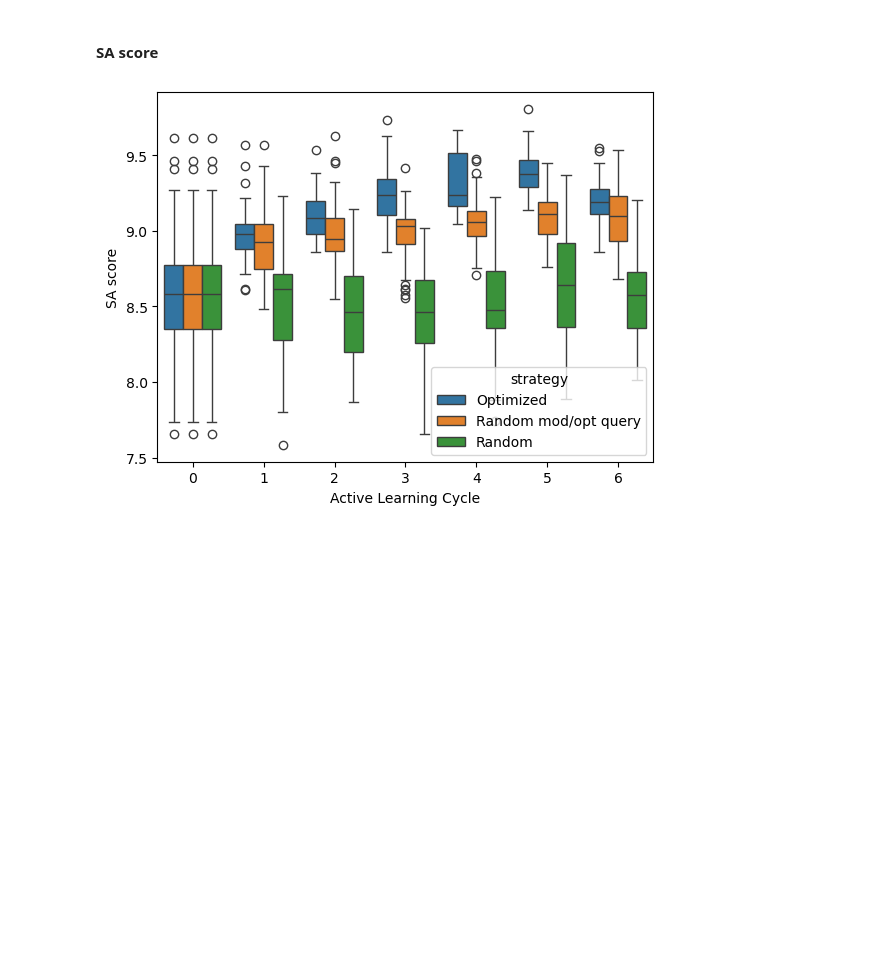
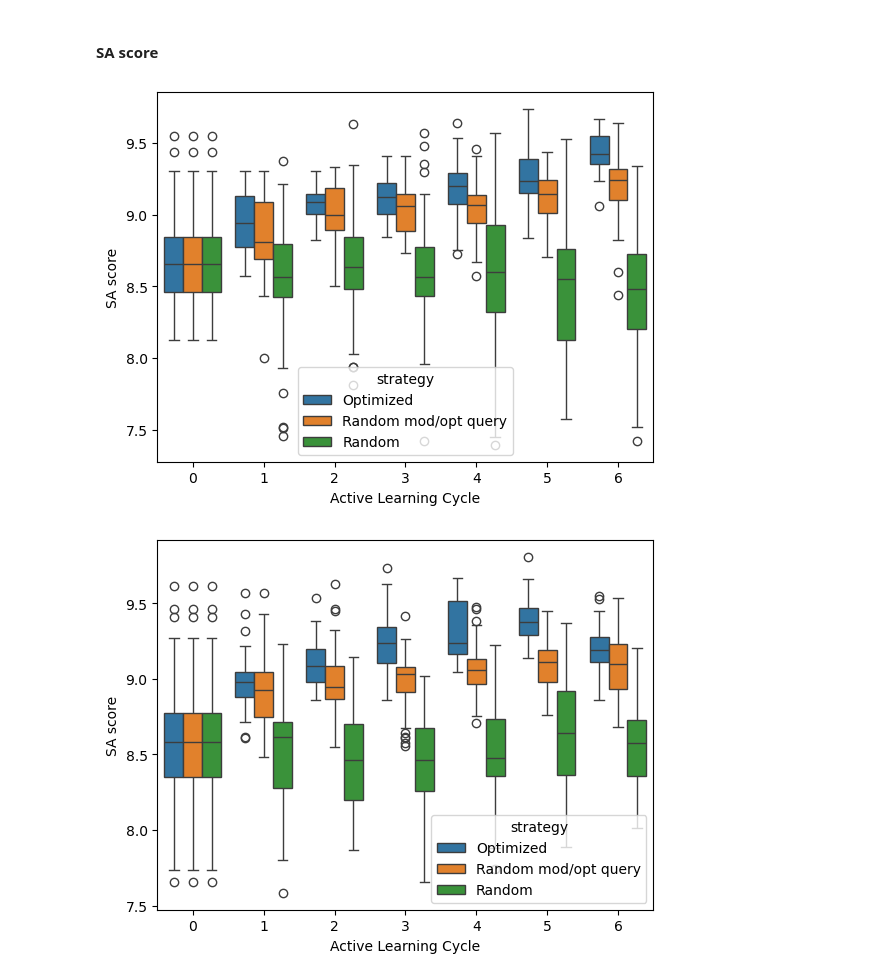
Before and after one commit to volkamerlab/KinaseActiveLearning, a Jupyter notebook: notebooks/active_regression.ipynb, the cells around one changed output. Saved outputs shown, nothing was run; the diff lists cells and outputs as text; code cells hidden in the pictures; blank space fills up the shorter version.

```diff
--- a/notebooks/active_regression.ipynb
+++ b/notebooks/active_regression.ipynb
@@ -437,6 +454,12 @@ merged_df
 Plot the scores of the molecules selected in each active learning round.  Remember that the first active learning cycle was randomly selected.
 # %% [markdown]
 #### SA score
+# %%
+# maximize flipped SA score -> easy to synthesize, 50 modifications per ligand, sampled initial distribution
+ax = sns.boxplot(x="cycle", y="SA score", data=merged_df, hue='strategy')
+ax.set_xlabel("Active Learning Cycle");
+# %% [output]
+[figure, added]
 # %%
 # maximize flipped SA score -> easy to synthesize, 50 modifications per ligand
 ax = sns.boxplot(x="cycle", y="SA score", data=merged_df, hue='strategy')
```
Also changed, not shown: parts of 9 cells of this notebook.
